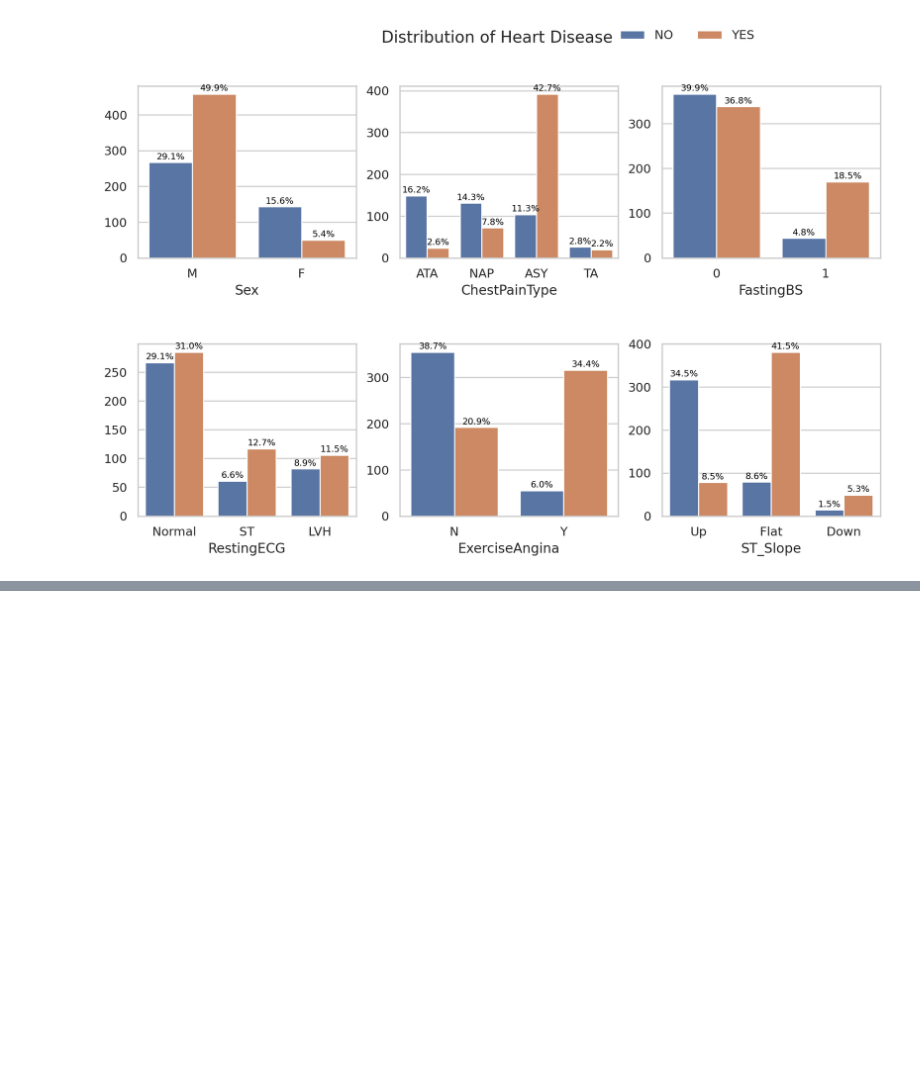
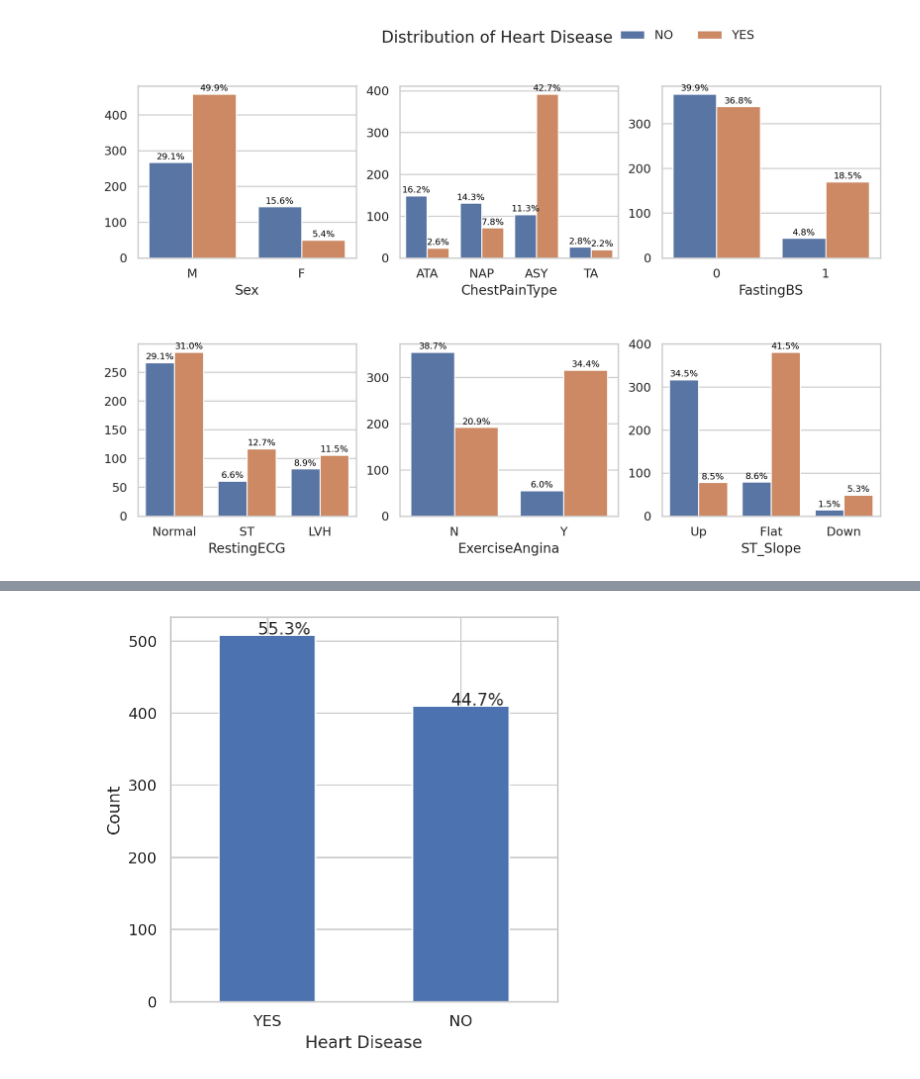
Before and after one commit to jrakhshanda55/Ausaf_ML, a Jupyter notebook: project1.ipynb, the cells around one changed output, grey strips where cells are left out. Drawn from its saved outputs; the diff is of its cells as text; code cells hidden in the pictures; blank space fills up the shorter version.

```diff
--- a/project1.ipynb
+++ b/project1.ipynb
@@ -96,0 +99,15 @@ plt.show()
+# %%
+plt.figure(figsize=(5, 5))
+ax = dff.HeartDisease.value_counts().plot(kind='bar')
+for p in ax.patches:
+    percentage = '{:.1f}%'.format(100 * p.get_height() / len(df))
+    x = p.get_x() + p.get_width() / 2 - 0.05
+    y = p.get_height() + 1
+    ax.annotate(percentage, (x, y), fontsize=12)
+
+plt.xticks(rotation=0)
+plt.xlabel('Heart Disease')
+plt.ylabel('Count')
+plt.show()
+# %% [output]
+[figure, added]
```
Also changed, not shown: parts of 2 cells of this notebook.
